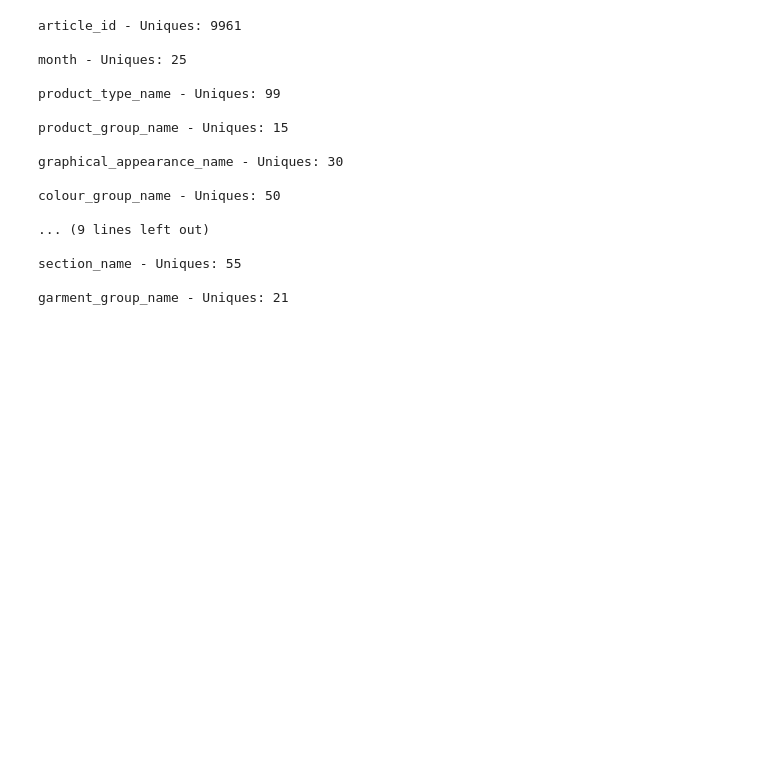
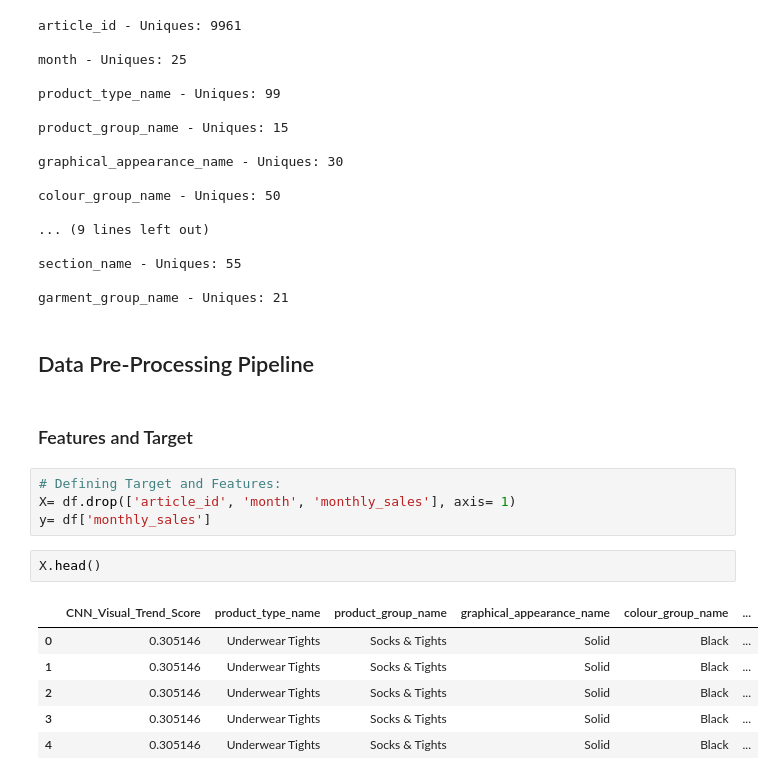
Before and after one commit to Shailya777/stylesignal-multimodal, a Jupyter notebook: notebooks/tabular_experiment.ipynb, the cells around one changed output. Cells and saved outputs as stored; diff of their text form; blank space fills up the shorter version.

Commit message:
Data Pre-Processing Pipleline

```diff
--- a/notebooks/tabular_experiment.ipynb
+++ b/notebooks/tabular_experiment.ipynb
@@ -301,3 +301,20 @@ colour_group_name - Uniques: 50
 section_name - Uniques: 55
 
 garment_group_name - Uniques: 21
+# %% [markdown]
+## Data Pre-Processing Pipeline
+# %% [markdown]
+### Features and Target
+# %%
+# Defining Target and Features:
+X= df.drop(['article_id', 'month', 'monthly_sales'], axis= 1)
+y= df['monthly_sales']
+# %%
+X.head()
+# %% [output]
+|  | CNN_Visual_Trend_Score | product_type_name | product_group_name | graphical_appearance_name | colour_group_name | ... |
+| 0 | 0.305146 | Underwear Tights | Socks & Tights | Solid | Black | ... |
+| 1 | 0.305146 | Underwear Tights | Socks & Tights | Solid | Black | ... |
+| 2 | 0.305146 | Underwear Tights | Socks & Tights | Solid | Black | ... |
+| 3 | 0.305146 | Underwear Tights | Socks & Tights | Solid | Black | ... |
+| 4 | 0.305146 | Underwear Tights | Socks & Tights | Solid | Black | ... |
```
Also changed, not shown: parts of 7 cells of this notebook.
